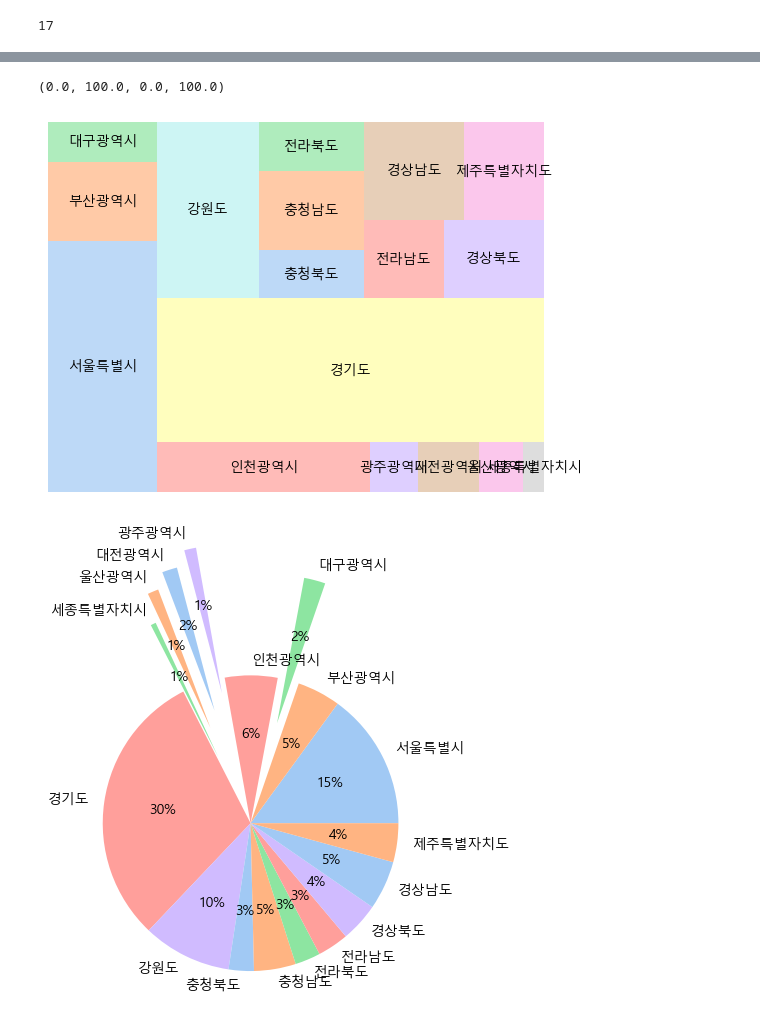
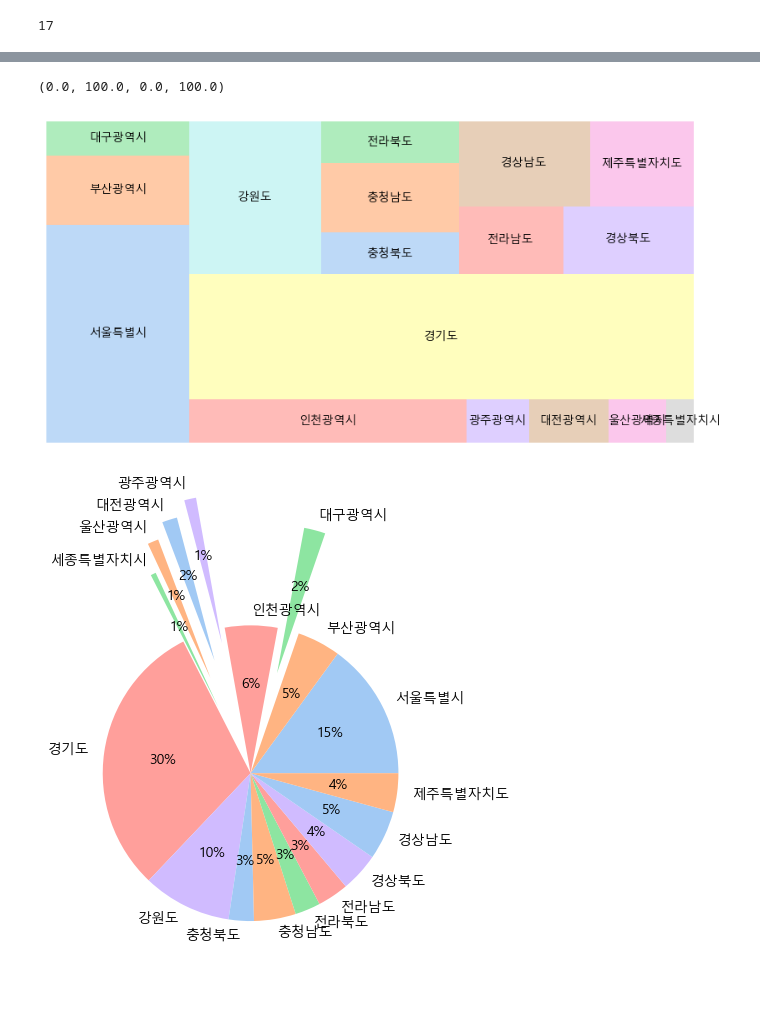
Before and after one commit to sdkim96/Login_project, a Jupyter notebook: Data_analysis_visualization/search_analysis.ipynb, the cells around one changed output, grey strips where cells are left out. Drawn from its saved outputs; the diff is of its cells as text; code cells hidden in the pictures; blank space fills up the shorter version.

```diff
--- a/Data_analysis_visualization/search_analysis.ipynb
+++ b/Data_analysis_visualization/search_analysis.ipynb
@@ -154,27 +149,30 @@ search_values
 # %%
 # Sample data
 values = search_values
 labels = city_list
+
+
+plt.figure(figsize=(10, 5))
 # colors = ['#91DCEA', '#64CDCC', '#5FBB68',
 #           '#F9D23C', '#F9A729', '#FD6F30']
 colors = sns.color_palette("pastel")
 # Treemap
 squarify.plot(sizes = values, label = labels,
               color = colors,
               alpha = 0.7)
 
 # Remove the axis:
 plt.axis("off")
 
 # plt.show()
 
 
 ###################################################
 ###################################################
 # combine last 6-7 as etc
 # %% [output]
 (0.0, 100.0, 0.0, 100.0)
-[figure, old version]
+[figure, new version]
 # %%
 #define data
 data = search_values
```
Also changed, not shown: parts of 55 cells of this notebook, 1 other file.
